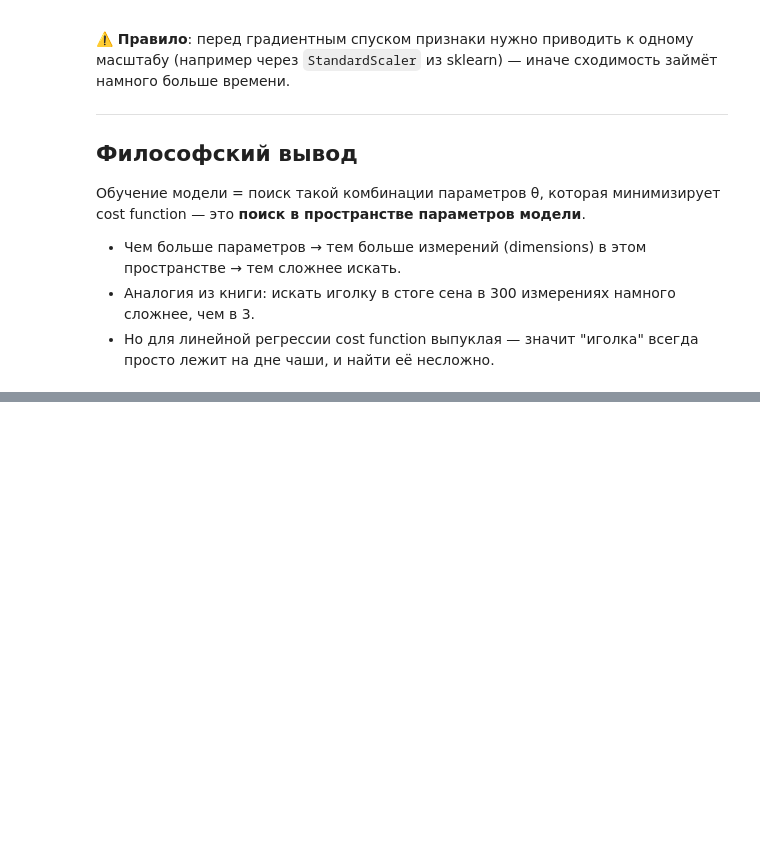
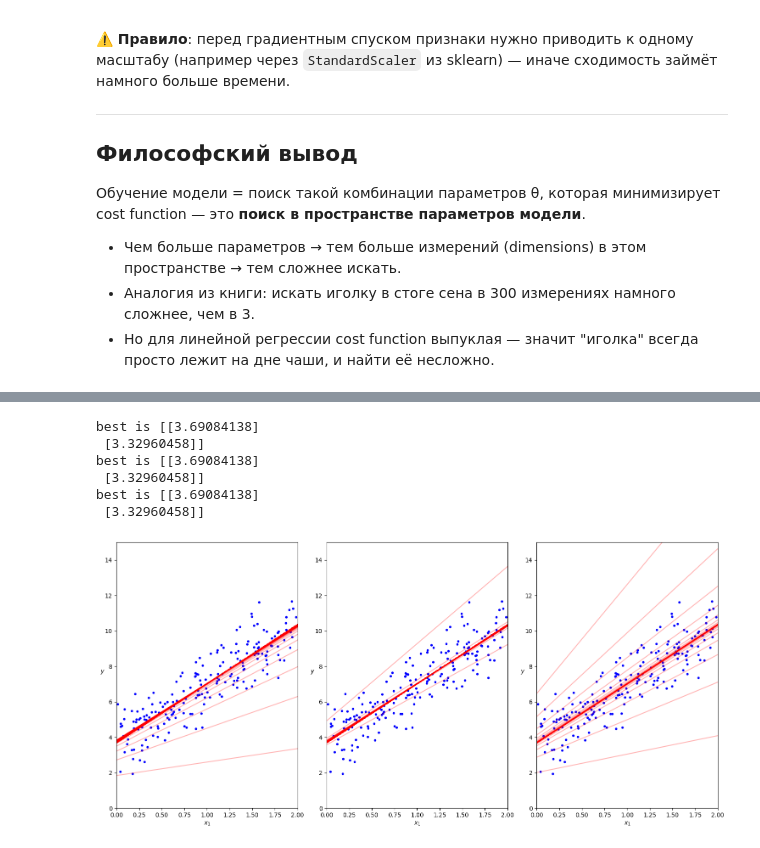
Before and after one commit to sieugene/handson-ml3, a Jupyter notebook: ch4/1-1/1-Gradient Descent.ipynb, the cells around one changed output, grey strips where cells are left out. Drawn from its saved outputs; the diff is of its cells as text; code cells hidden in the pictures; blank space fills up the shorter version.

Commit message:
Batch Gradient

```diff
--- a/ch4/1-1/1-Gradient Descent.ipynb
+++ b/ch4/1-1/1-Gradient Descent.ipynb
@@ -119,0 +266,57 @@ MSE для линейной регрессии — **выпуклая функц
+# %%
+from sklearn.preprocessing import add_dummy_feature
+import matplotlib.pyplot as plt
+import numpy as np
+
+# Init
+rng = np.random.default_rng(seed=42)
+m = 200 # Кол-во шариков
+X = 2 * rng.random((m, 1))
+y = 4 + 3 * X + rng.standard_normal((m, 1))
+X_b = add_dummy_feature(X)
+
+# Сетка графика 3 строки, 1 столбец
+_, axs = plt.subplots(1, 3, figsize=(15, 7))
+
+# eta: learning rate
+def batchGradientDescent(axs_i, n_epochs = 1000, eta = 0.1):
+	def initDrawPlt():
+		axs[axs_i].plot(X, y, "b.")
+		axs[axs_i].set_xlabel("$x_1$")
+		axs[axs_i].set_ylabel("$y$", rotation=0)
+		axs[axs_i].axis([0, 2, 0, 15])
+		return axs[axs_i]
+	drawPlt = initDrawPlt()
+	def addLineToDraw(theta_val, alpha = 0.3):
+		line = np.array([[0], [2]])
+		drawPlt.plot(line, add_dummy_feature(line) @ theta_val, "r-", alpha=alpha) # alpha типа как opacity
+
+	def findBest():
+		m = len(X_b) # number of instances
+		rng = np.random.default_rng(seed=42)
+		theta = rng.standard_normal((2, 1)) # randomly initialized model parameters
+		for epoch in range(n_epochs):
+			gradients = 2 / m * X_b.T @ (X_b @ theta - y)
+			theta = theta - eta * gradients
+			addLineToDraw(theta)
+		return theta
+	theta = findBest()
+	print("best is", theta)
+
+# Тут можно покрутить эпохи и эта чтобы понять, что слишком много эта это плохо
+# или хорошо, а также по эпохам понять
+batchGradientDescent(0, n_epochs = 1000, eta = 0.1)
+batchGradientDescent(1, n_epochs = 500, eta = 0.3)
+batchGradientDescent(2, n_epochs = 500, eta = 0.4)
+
+# Draw
+plt.tight_layout()
+plt.show()
+# %% [output]
+best is [[3.69084138]
+ [3.32960458]]
+best is [[3.69084138]
+ [3.32960458]]
+best is [[3.69084138]
+ [3.32960458]]
+[figure, added]
```
Also changed, not shown: parts of 2 cells of this notebook.
